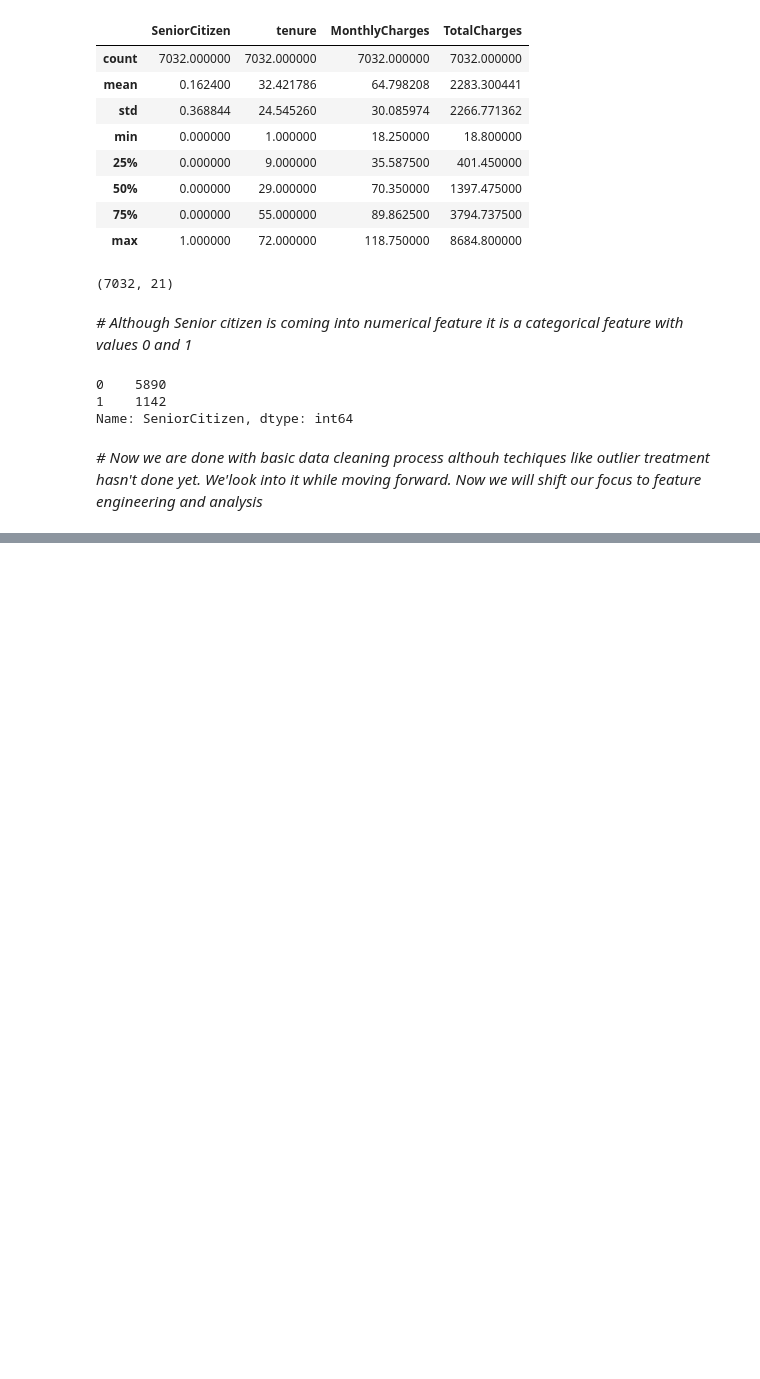
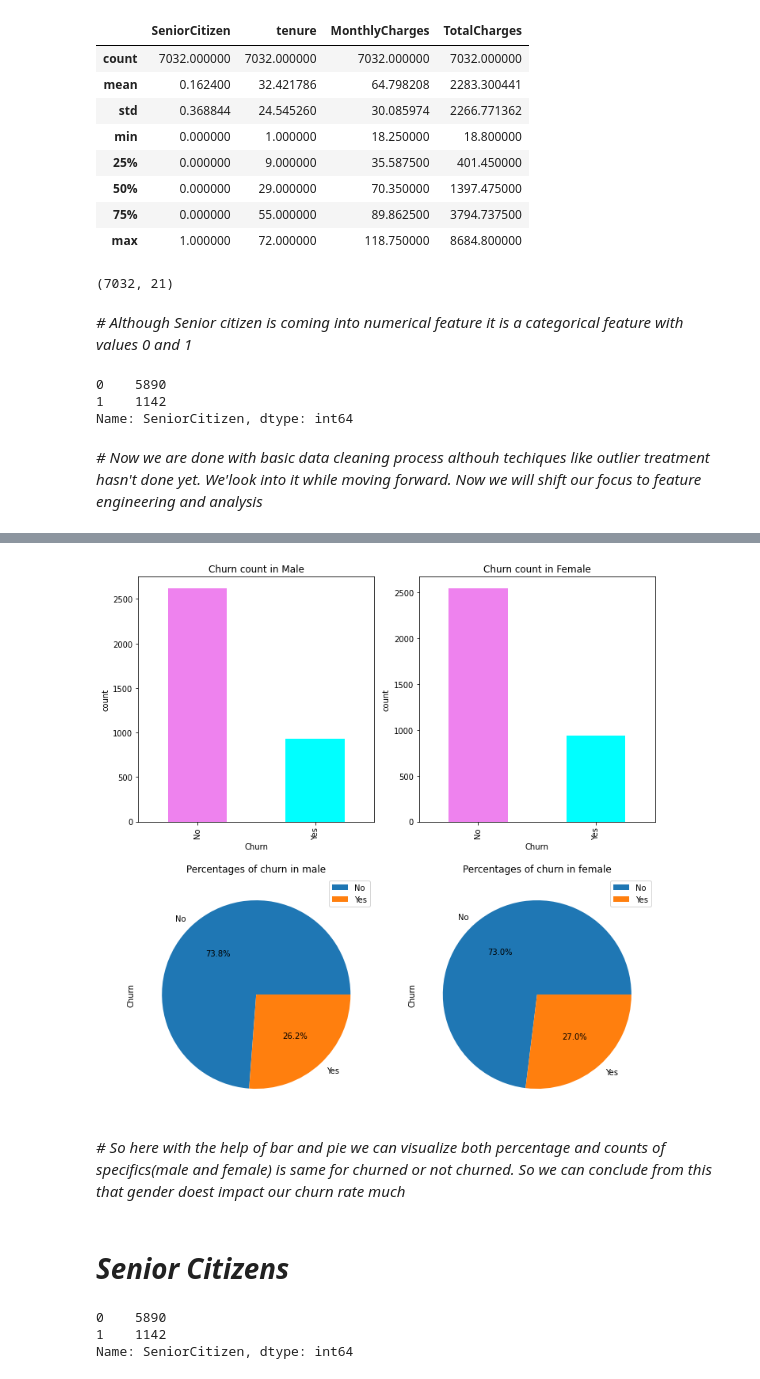
Before and after one commit to gupta4327/telecomChurnPredictionmodel, a Jupyter notebook: Telecom_churn_prediction.ipynb, the cells around one changed output, grey strips where cells are left out. Drawn from its saved outputs; the diff is of its cells as text; code cells hidden in the pictures; blank space fills up the shorter version.

```diff
--- a/Telecom_churn_prediction.ipynb
+++ b/Telecom_churn_prediction.ipynb
@@ -206,0 +241,34 @@ Name: SeniorCitizen, dtype: int64
+# %%
+ #checking if gender plays any significab=nt role in churning
+counts_male = dataset[dataset['gender']=='Male']['Churn'].value_counts().sort_index()
+ #checking for churn rate in male and females
+counts_female = dataset[dataset['gender']=='Female']['Churn'].value_counts().sort_index()
+fig, ax = plt.subplots(2,2, figsize=(10,10))
+#barplots
+counts_male.plot.bar(ax = ax[0,0],color=['violet', 'cyan'])
+ax[0,0].set_title('Churn count in Male')
+ax[0,0].set(ylabel = 'count', xlabel='Churn')
+counts_female.plot.bar(ax = ax[0,1],color=['violet', 'cyan'])
+ax[0,1].set_title('Churn count in Female')
+ax[0,1].set(ylabel = 'count', xlabel='Churn')
+#pie plots
+counts_male.plot.pie(ax = ax[1,0],labels=counts_male.index.values, autopct = '%1.1f%%')
+ax[1,0].set_title('Percentages of churn in male')
+ax[1,0].legend()
+counts_female.plot.pie(ax = ax[1,1],labels=counts_female.index.values, autopct = '%1.1f%%')
+ax[1,1].set_title('Percentages of churn in female')
+ax[1,1].legend()
+fig.tight_layout()
+# %% [output]
+[figure, added]
+# %% [markdown]
+*# So here with the help of bar and pie we can visualize both percentage and counts of specifics(male and female) is same for churned or not churned. So we can conclude from this that gender doest impact our churn rate much*
+# %% [markdown]
+# *Senior Citizens*
+# %%
+#checking for unique values and counts of feature
+dataset['SeniorCitizen'].value_counts()
+# %% [output]
+0    5890
+1    1142
+Name: SeniorCitizen, dtype: int64
```
Also changed, not shown: parts of 28 cells of this notebook.
